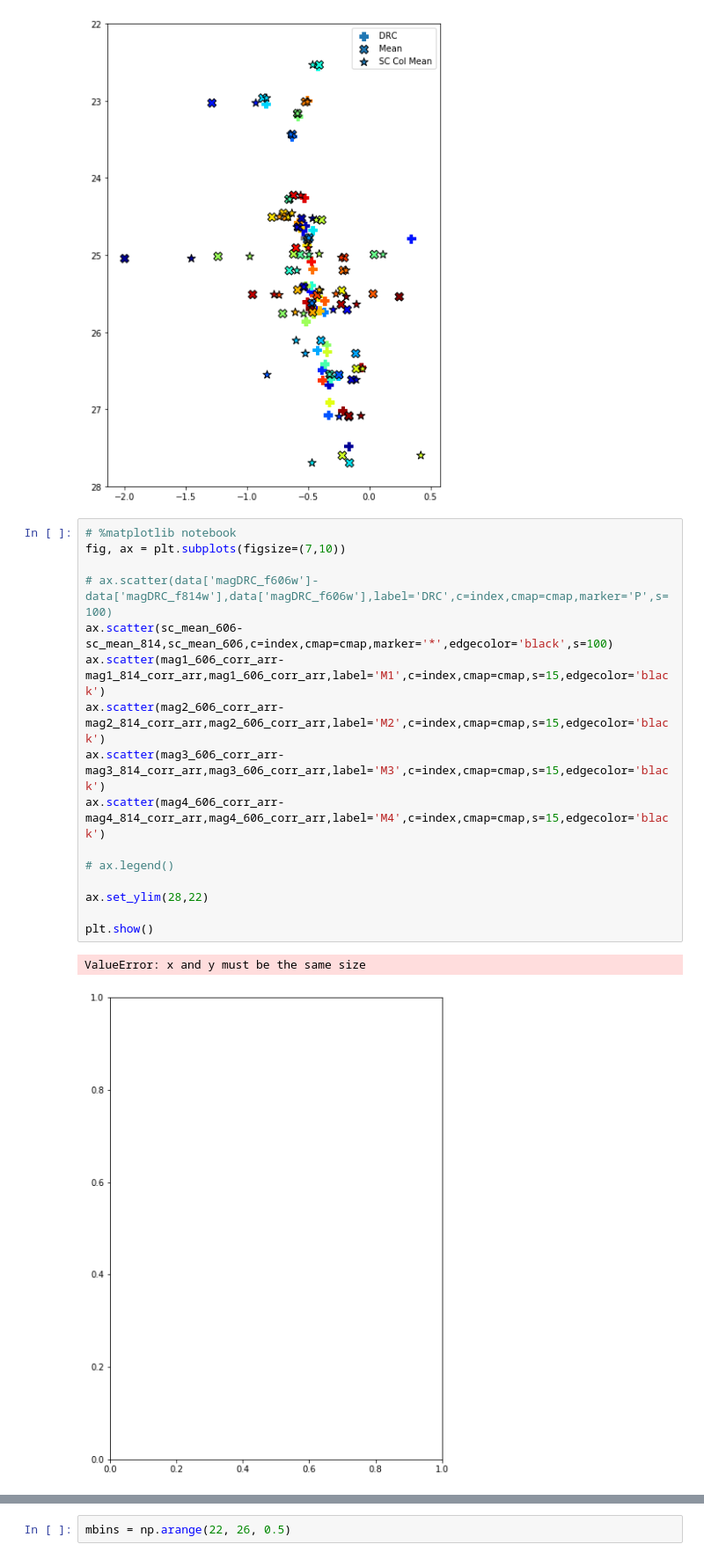
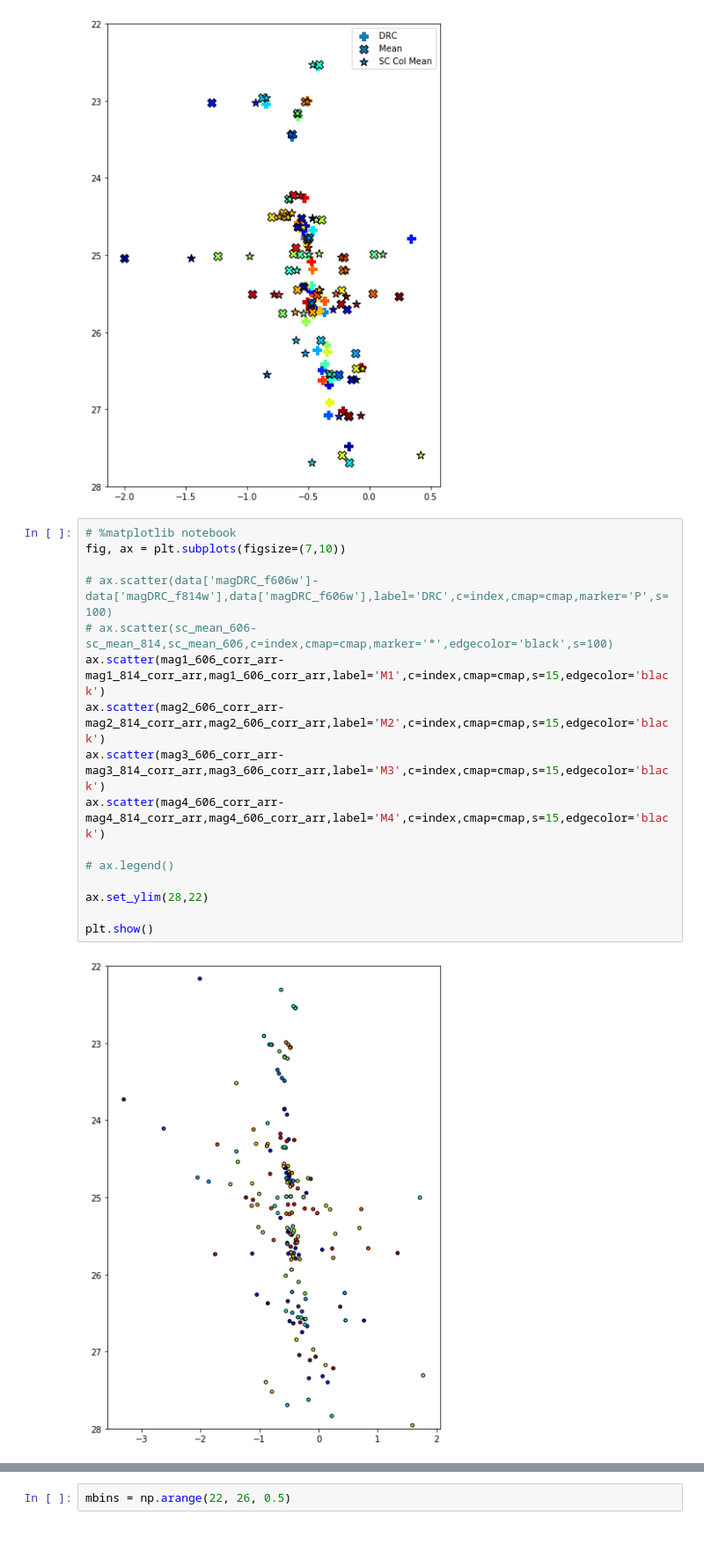
Before and after one commit to hrichstein/treasuryPipeline, a Jupyter notebook: cmdsOfdiffMags.ipynb, the cells around one changed output, grey strips where cells are left out. Shown at 88% size. Cells and saved outputs as stored; diff of their text form.

```diff
--- a/cmdsOfdiffMags.ipynb
+++ b/cmdsOfdiffMags.ipynb
@@ -177,20 +390,19 @@ plt.show()
 # %%
 # %matplotlib notebook
 fig, ax = plt.subplots(figsize=(7,10))
 
 # ax.scatter(data['magDRC_f606w']-data['magDRC_f814w'],data['magDRC_f606w'],label='DRC',c=index,cmap=cmap,marker='P',s=100)
-ax.scatter(sc_mean_606-sc_mean_814,sc_mean_606,c=index,cmap=cmap,marker='*',edgecolor='black',s=100)
+# ax.scatter(sc_mean_606-sc_mean_814,sc_mean_606,c=index,cmap=cmap,marker='*',edgecolor='black',s=100)
 ax.scatter(mag1_606_corr_arr-mag1_814_corr_arr,mag1_606_corr_arr,label='M1',c=index,cmap=cmap,s=15,edgecolor='black')
 ax.scatter(mag2_606_corr_arr-mag2_814_corr_arr,mag2_606_corr_arr,label='M2',c=index,cmap=cmap,s=15,edgecolor='black')
 ax.scatter(mag3_606_corr_arr-mag3_814_corr_arr,mag3_606_corr_arr,label='M3',c=index,cmap=cmap,s=15,edgecolor='black')
 ax.scatter(mag4_606_corr_arr-mag4_814_corr_arr,mag4_606_corr_arr,label='M4',c=index,cmap=cmap,s=15,edgecolor='black')
 
 # ax.legend()
 
 ax.set_ylim(28,22)
 
 plt.show()
 # %% [output]
-ValueError: x and y must be the same size
-[figure, old version]
+[figure, new version]
 # %%
```
Also changed, not shown: parts of 58 cells of this notebook, 3 other files.
